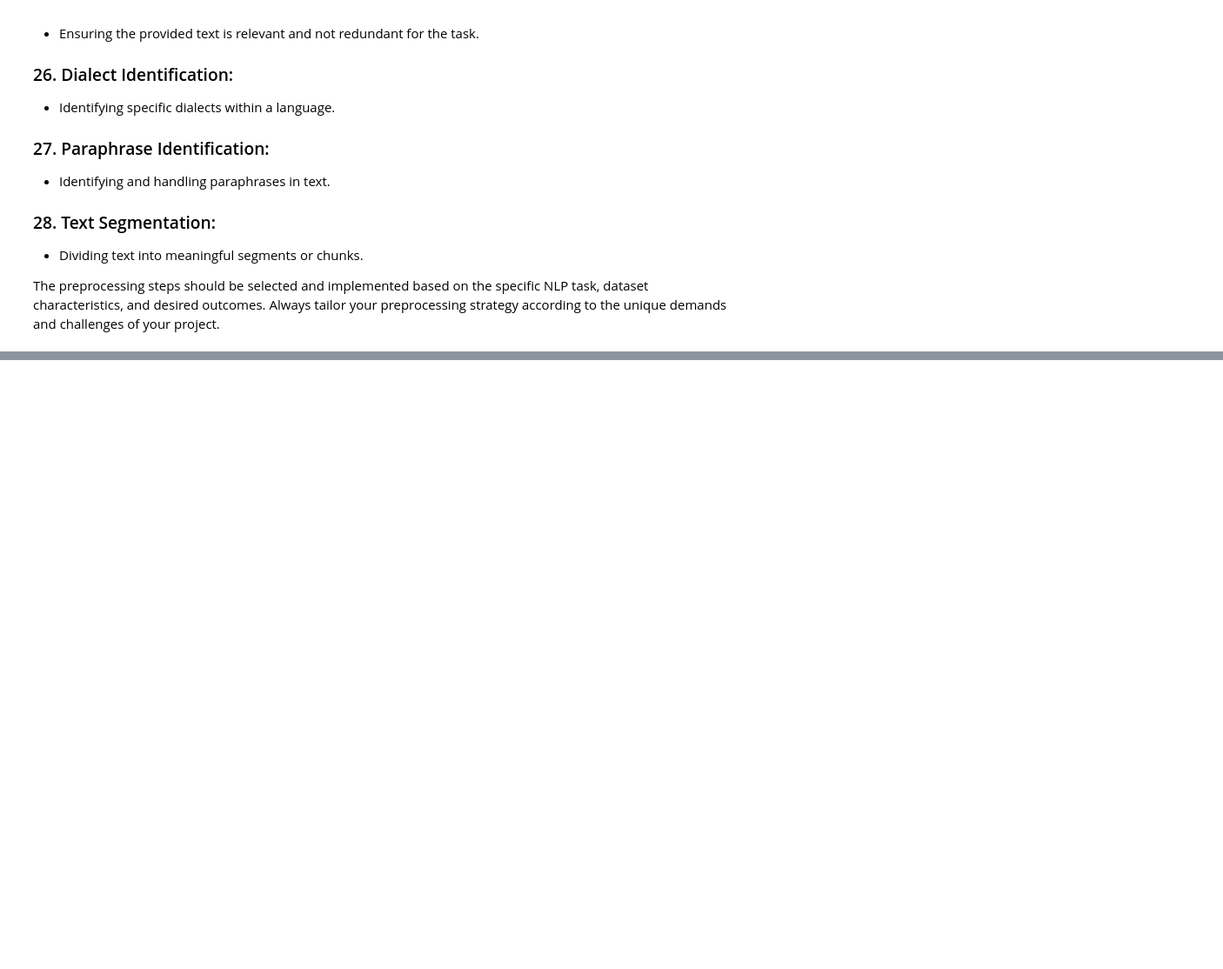
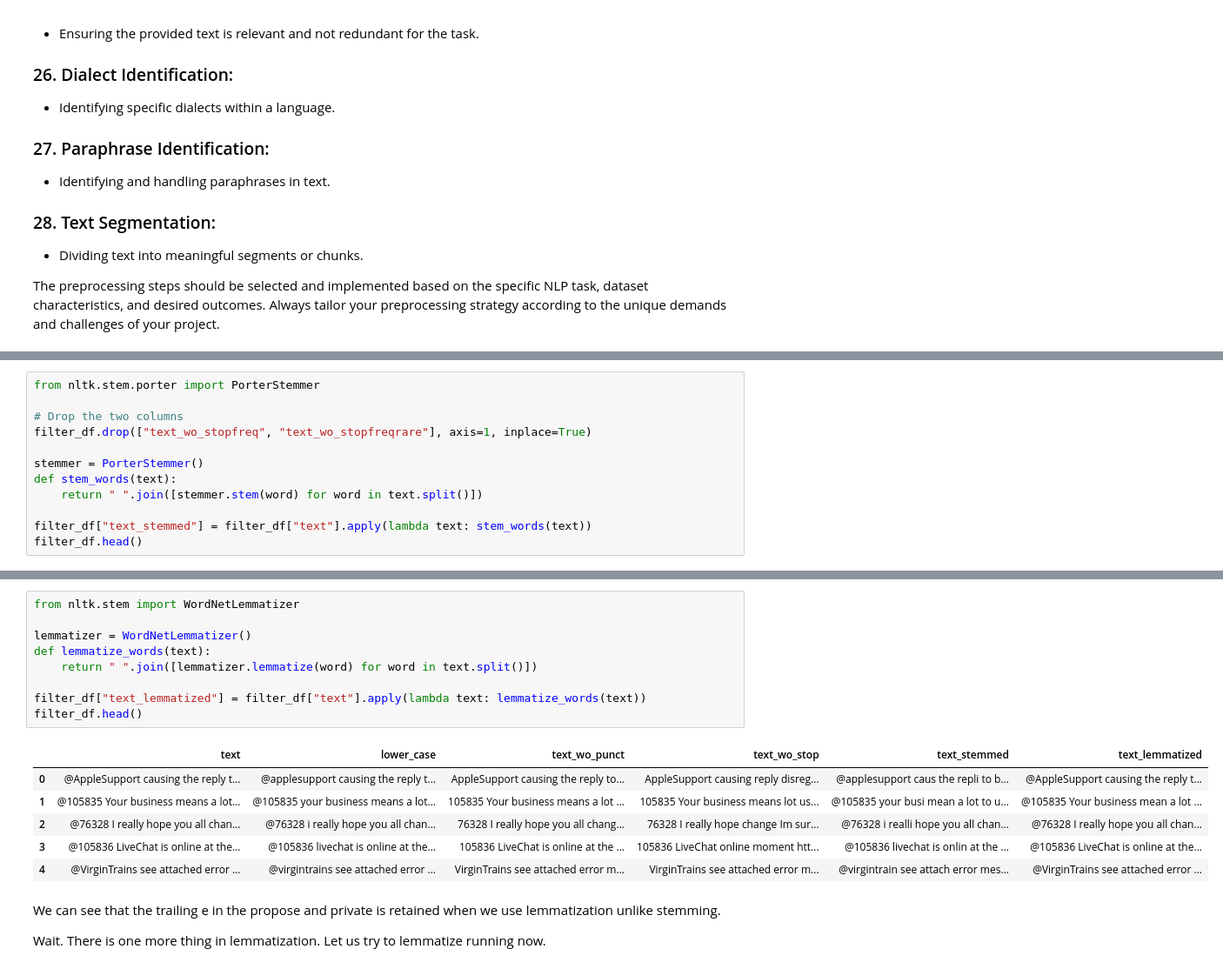
Before and after one commit to SKumarAshutosh/natural-language-processing, a Jupyter notebook: Preprocessing_NLP.ipynb, the cells around one changed output, grey strips where cells are left out. Shown at 87% size. Saved outputs shown, nothing was run; the diff lists cells and outputs as text; blank space fills up the shorter version.

```diff
--- a/Preprocessing_NLP.ipynb
+++ b/Preprocessing_NLP.ipynb
@@ -275,0 +527,12 @@ The preprocessing steps should be selected and implemented based on the specific
+# %%
+from nltk.stem.porter import PorterStemmer
+
+# Drop the two columns
+filter_df.drop(["text_wo_stopfreq", "text_wo_stopfreqrare"], axis=1, inplace=True)
+
+stemmer = PorterStemmer()
+def stem_words(text):
+    return " ".join([stemmer.stem(word) for word in text.split()])
+
+filter_df["text_stemmed"] = filter_df["text"].apply(lambda text: stem_words(text))
+filter_df.head()
@@ -275,0 +559,20 @@ The preprocessing steps should be selected and implemented based on the specific
+# %%
+from nltk.stem import WordNetLemmatizer
+
+lemmatizer = WordNetLemmatizer()
+def lemmatize_words(text):
+    return " ".join([lemmatizer.lemmatize(word) for word in text.split()])
+
+filter_df["text_lemmatized"] = filter_df["text"].apply(lambda text: lemmatize_words(text))
+filter_df.head()
+# %% [output]
+|  | text | lower_case | text_wo_punct | text_wo_stop | text_stemmed | text_lemmatized |
+| 0 | @AppleSupport causing the reply t... | @applesupport causing the reply t... | AppleSupport causing the reply to... | AppleSupport causing reply disreg... | @applesupport caus the repli to b... | @AppleSupport causing the reply t... |
+| 1 | @105835 Your business means a lot... | @105835 your business means a lot... | 105835 Your business means a lot ... | 105835 Your business means lot us... | @105835 your busi mean a lot to u... | @105835 Your business mean a lot ... |
+| 2 | @76328 I really hope you all chan... | @76328 i really hope you all chan... | 76328 I really hope you all chang... | 76328 I really hope change Im sur... | @76328 i realli hope you all chan... | @76328 I really hope you all chan... |
+| 3 | @105836 LiveChat is online at the... | @105836 livechat is online at the... | 105836 LiveChat is online at the ... | 105836 LiveChat online moment htt... | @105836 livechat is onlin at the ... | @105836 LiveChat is online at the... |
+| 4 | @VirginTrains see attached error ... | @virgintrains see attached error ... | VirginTrains see attached error m... | VirginTrains see attached error m... | @virgintrain see attach error mes... | @VirginTrains see attached error ... |
+# %% [markdown]
+We can see that the trailing e in the propose and private is retained when we use lemmatization unlike stemming.
+
+Wait. There is one more thing in lemmatization. Let us try to lemmatize running now.
```
Also changed, not shown: parts of 64 cells of this notebook.
